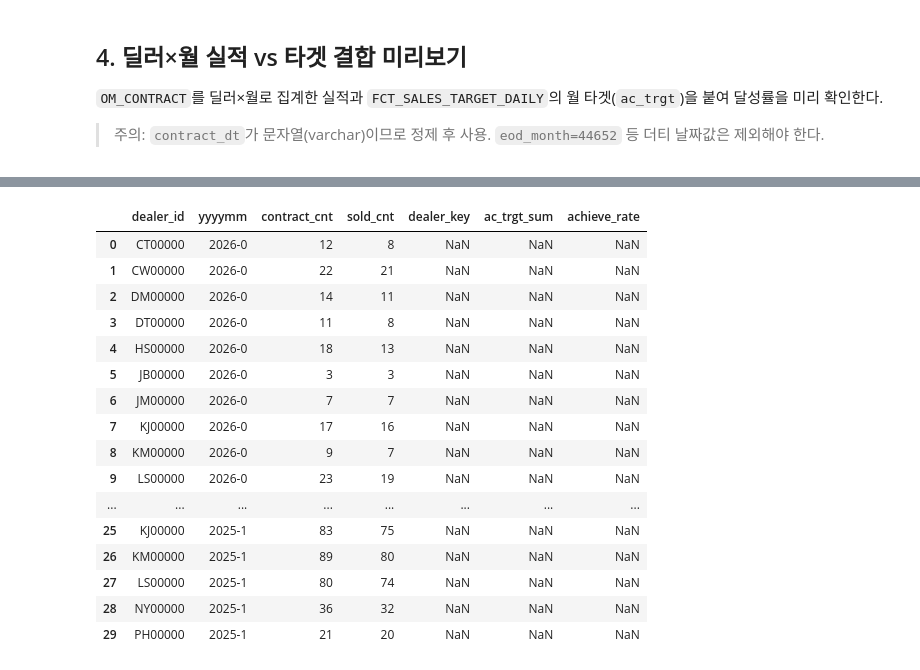
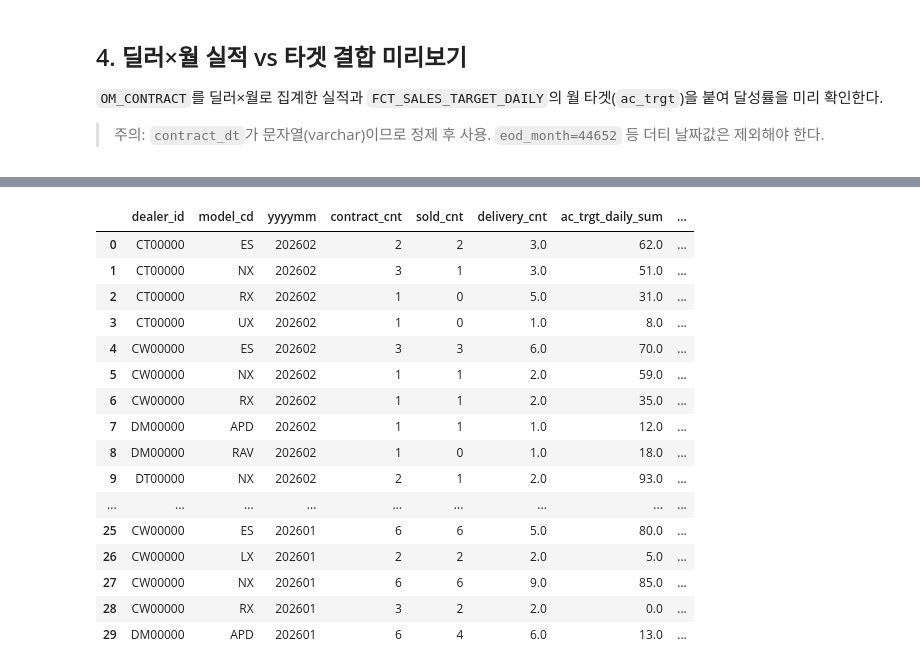
Before and after one commit to MCB-ML/toyota_project, a Jupyter notebook: louis/notebook/04_딜러별 계약출고 관리.ipynb, the cells around one changed output, grey strips where cells are left out. Saved outputs shown, nothing was run; the diff lists cells and outputs as text; code cells hidden in the pictures.

```diff
--- a/louis/notebook/04_딜러별 계약출고 관리.ipynb
+++ b/louis/notebook/04_딜러별 계약출고 관리.ipynb
@@ -239,14 +310,19 @@ dealer_month_actual.head(20)
 # %%
-dealer_month_target = pd.read_sql("""
+# 주의: dealer_key='TOYOTATY00000'처럼 브랜드명 문자열 + dealer_id 이고, model_key도 브랜드명 + model_cd 이다.
+# OM_CONTRACT의 dealer_id/model_cd와 맞추려면 앞의 브랜드명(BRAND 컬럼 값)을 SUBSTRING으로 잘라내야 한다(이전 버전은 이 처리가 없어 조인이 전부 실패했음).
+# 월 총 타겟은 ac_trgt(누적치)의 월말값이 아니라 ac_trgt_daily/co_trgt_daily의 월 합계로 구한다 (2-1 검증 결과: *_trgt는 월중 누적값, *_trgt_daily가 그 증분).
+dealer_model_month_target = pd.read_sql("""
 SELECT
-    dealer_key,
+    SUBSTRING(dealer_key, LEN(BRAND) + 1, 50) AS dealer_id,
+    SUBSTRING(model_key, LEN(BRAND) + 1, 50) AS model_cd,
     FORMAT(dateby, 'yyyyMM') AS yyyymm,
-    SUM(ac_trgt) AS ac_trgt_sum
+    SUM(ac_trgt_daily) AS ac_trgt_daily_sum,
+    SUM(co_trgt_daily) AS co_trgt_daily_sum
 FROM ktws.FCT_SALES_TARGET_DAILY
-GROUP BY dealer_key, FORMAT(dateby, 'yyyyMM')
-ORDER BY yyyymm DESC, dealer_key
+GROUP BY SUBSTRING(dealer_key, LEN(BRAND) + 1, 50), SUBSTRING(model_key, LEN(BRAND) + 1, 50), FORMAT(dateby, 'yyyyMM')
+ORDER BY yyyymm DESC, dealer_id, model_cd
 """, conn)
 
-print(dealer_month_target.shape)
-dealer_month_target.head(20)
+print(dealer_model_month_target.shape)
+dealer_model_month_target.head(20)
 # %% [output]
@@ -271,29 +347,33 @@ dealer_month_target.head(20)
 # %%
-achievement_preview = dealer_month_actual.merge(
-    dealer_month_target,
-    left_on=['dealer_id', 'yyyymm'],
-    right_on=['dealer_key', 'yyyymm'],
-    how='left'
+achievement_preview = (
+    dealer_model_month_actual
+    .merge(dealer_model_month_delivery, on=['dealer_id', 'model_cd', 'yyyymm'], how='left')
+    .merge(dealer_model_month_target, on=['dealer_id', 'model_cd', 'yyyymm'], how='left')
 )
-achievement_preview['achieve_rate'] = (
-    achievement_preview['sold_cnt'] / achievement_preview['ac_trgt_sum']
-)
+achievement_preview['delivery_cnt'] = achievement_preview['delivery_cnt'].fillna(0)
+
+# 두 가지 짝짓기 가설을 모두 계산해서 비교한다.
+achievement_preview['contract_vs_ac'] = achievement_preview['contract_cnt'] / achievement_preview['ac_trgt_daily_sum']
+achievement_preview['contract_vs_co'] = achievement_preview['contract_cnt'] / achievement_preview['co_trgt_daily_sum']
+achievement_preview['delivery_vs_ac'] = achievement_preview['delivery_cnt'] / achievement_preview['ac_trgt_daily_sum']
+achievement_preview['delivery_vs_co'] = achievement_preview['delivery_cnt'] / achievement_preview['co_trgt_daily_sum']
+
 achievement_preview.sort_values('yyyymm', ascending=False).head(30)
 # %% [output]
-|  | dealer_id | yyyymm | contract_cnt | sold_cnt | dealer_key | ac_trgt_sum | achieve_rate |
-| 0 | CT00000 | 2026-0 | 12 | 8 | NaN | NaN | NaN |
-| 1 | CW00000 | 2026-0 | 22 | 21 | NaN | NaN | NaN |
-| 2 | DM00000 | 2026-0 | 14 | 11 | NaN | NaN | NaN |
-| 3 | DT00000 | 2026-0 | 11 | 8 | NaN | NaN | NaN |
-| 4 | HS00000 | 2026-0 | 18 | 13 | NaN | NaN | NaN |
-| 5 | JB00000 | 2026-0 | 3 | 3 | NaN | NaN | NaN |
-| 6 | JM00000 | 2026-0 | 7 | 7 | NaN | NaN | NaN |
-| 7 | KJ00000 | 2026-0 | 17 | 16 | NaN | NaN | NaN |
-| 8 | KM00000 | 2026-0 | 9 | 7 | NaN | NaN | NaN |
-| 9 | LS00000 | 2026-0 | 23 | 19 | NaN | NaN | NaN |
-| ... | ... | ... | ... | ... | ... | ... | ... |
-| 25 | KJ00000 | 2025-1 | 83 | 75 | NaN | NaN | NaN |
-| 26 | KM00000 | 2025-1 | 89 | 80 | NaN | NaN | NaN |
-| 27 | LS00000 | 2025-1 | 80 | 74 | NaN | NaN | NaN |
-| 28 | NY00000 | 2025-1 | 36 | 32 | NaN | NaN | NaN |
-| 29 | PH00000 | 2025-1 | 21 | 20 | NaN | NaN | NaN |
+|  | dealer_id | model_cd | yyyymm | contract_cnt | sold_cnt | delivery_cnt | ac_trgt_daily_sum | ... |
+| 0 | CT00000 | ES | 202602 | 2 | 2 | 3.0 | 62.0 | ... |
+| 1 | CT00000 | NX | 202602 | 3 | 1 | 3.0 | 51.0 | ... |
+| 2 | CT00000 | RX | 202602 | 1 | 0 | 5.0 | 31.0 | ... |
+| 3 | CT00000 | UX | 202602 | 1 | 0 | 1.0 | 8.0 | ... |
+| 4 | CW00000 | ES | 202602 | 3 | 3 | 6.0 | 70.0 | ... |
+| 5 | CW00000 | NX | 202602 | 1 | 1 | 2.0 | 59.0 | ... |
+| 6 | CW00000 | RX | 202602 | 1 | 1 | 2.0 | 35.0 | ... |
+| 7 | DM00000 | APD | 202602 | 1 | 1 | 1.0 | 12.0 | ... |
+| 8 | DM00000 | RAV | 202602 | 1 | 0 | 1.0 | 18.0 | ... |
+| 9 | DT00000 | NX | 202602 | 2 | 1 | 2.0 | 93.0 | ... |
+| ... | ... | ... | ... | ... | ... | ... | ... | ... |
+| 25 | CW00000 | ES | 202601 | 6 | 6 | 5.0 | 80.0 | ... |
+| 26 | CW00000 | LX | 202601 | 2 | 2 | 2.0 | 5.0 | ... |
+| 27 | CW00000 | NX | 202601 | 6 | 6 | 9.0 | 85.0 | ... |
+| 28 | CW00000 | RX | 202601 | 3 | 2 | 2.0 | 0.0 | ... |
+| 29 | DM00000 | APD | 202601 | 6 | 4 | 6.0 | 13.0 | ... |
```
Also changed, not shown: parts of 13 cells of this notebook, 14 other files.
